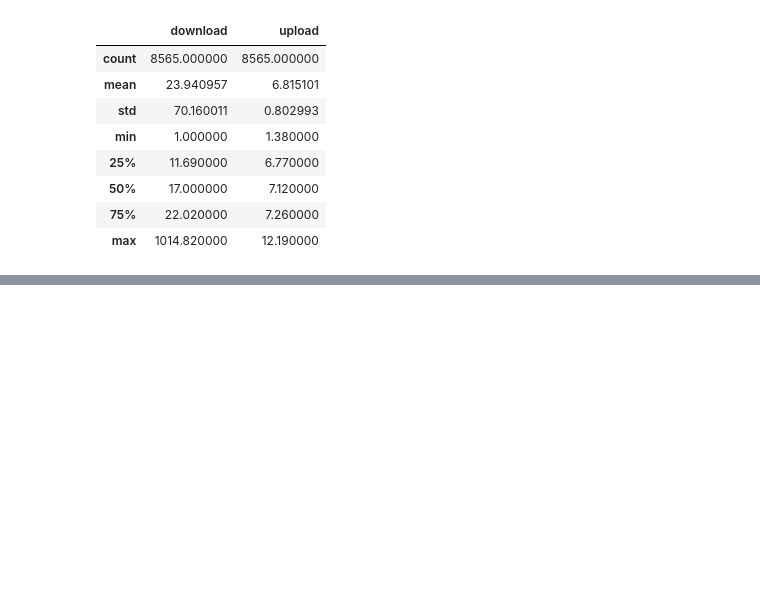
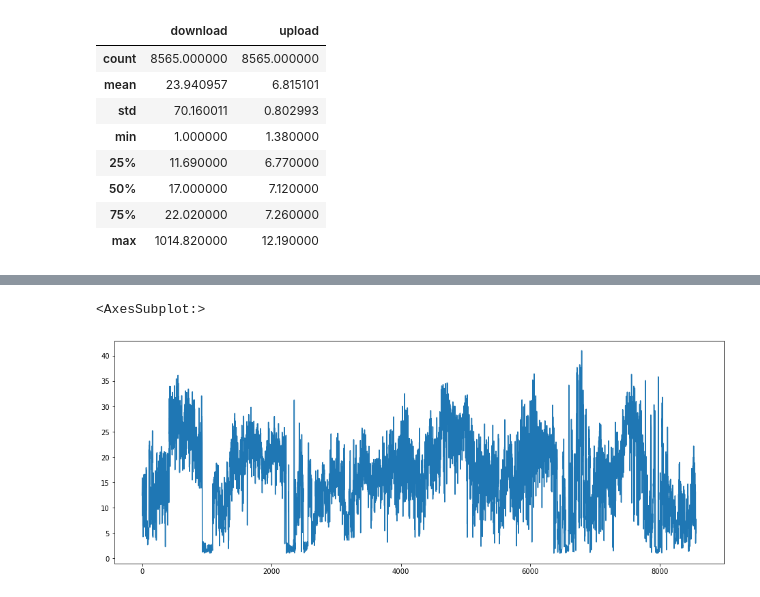
Before and after one commit to p-ferreira/internet-test, a Jupyter notebook: visualize-data.ipynb, the cells around one changed output, grey strips where cells are left out. Cells and saved outputs as stored; diff of their text form; code cells hidden in the pictures; blank space fills up the shorter version.

```diff
--- a/visualize-data.ipynb
+++ b/visualize-data.ipynb
@@ -59,0 +114,6 @@ overall graph
+# %%
+plt.figure(figsize=(16,6))
+clean_df['download'].plot()
+# %% [output]
+<AxesSubplot:>
+[figure, added]
```
Also changed, not shown: parts of 8 cells of this notebook.
